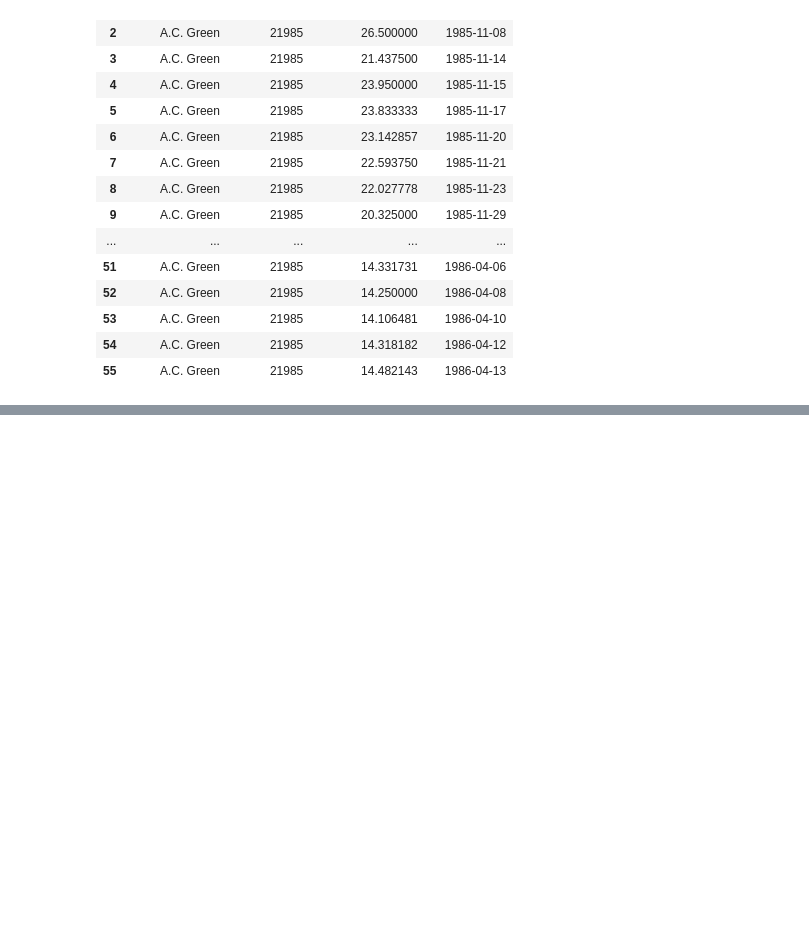
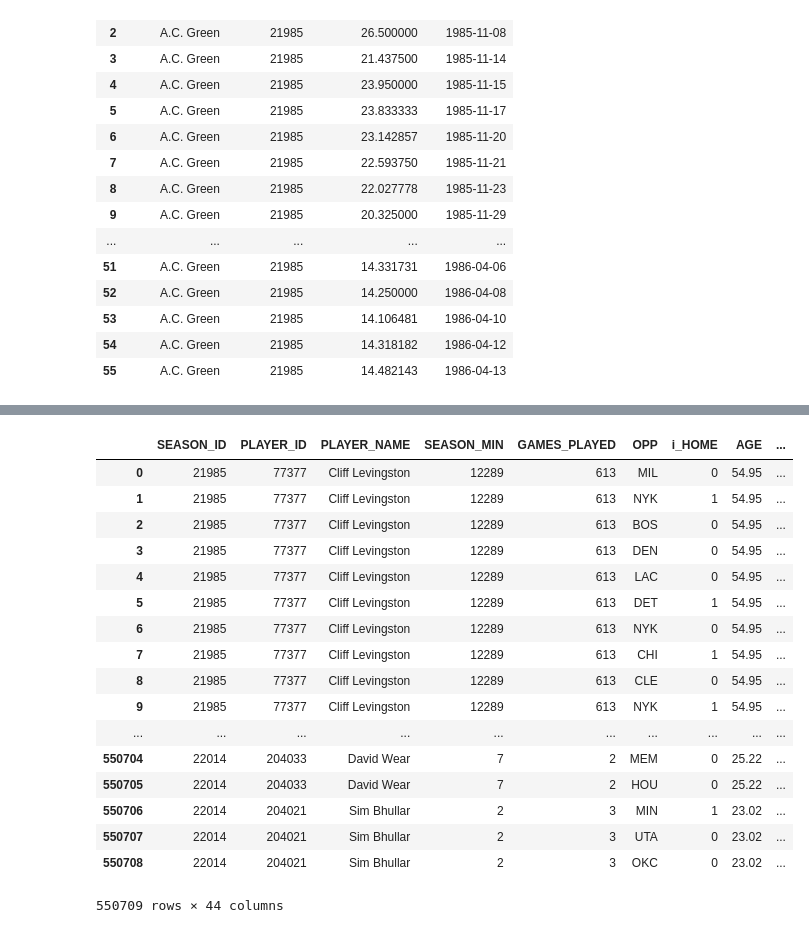
Before and after one commit to diciurcio-d/ShiftEnter, a Jupyter notebook: data_collection_sup.ipynb, the cells around one changed output, grey strips where cells are left out. Cells and saved outputs as stored; diff of their text form; code cells hidden in the pictures; blank space fills up the shorter version.

```diff
--- a/data_collection_sup.ipynb
+++ b/data_collection_sup.ipynb
@@ -355,0 +356,21 @@ cumsum_df.reset_index().drop('level_2', axis = 1).rename(columns=dict(zip(["FANT
+# %%
+df85_15
+# %% [output]
+|  | SEASON_ID | PLAYER_ID | PLAYER_NAME | SEASON_MIN | GAMES_PLAYED | OPP | i_HOME | AGE | ... |
+| 0 | 21985 | 77377 | Cliff Levingston | 12289 | 613 | MIL | 0 | 54.95 | ... |
+| 1 | 21985 | 77377 | Cliff Levingston | 12289 | 613 | NYK | 1 | 54.95 | ... |
+| 2 | 21985 | 77377 | Cliff Levingston | 12289 | 613 | BOS | 0 | 54.95 | ... |
+| 3 | 21985 | 77377 | Cliff Levingston | 12289 | 613 | DEN | 0 | 54.95 | ... |
+| 4 | 21985 | 77377 | Cliff Levingston | 12289 | 613 | LAC | 0 | 54.95 | ... |
+| 5 | 21985 | 77377 | Cliff Levingston | 12289 | 613 | DET | 1 | 54.95 | ... |
+| 6 | 21985 | 77377 | Cliff Levingston | 12289 | 613 | NYK | 0 | 54.95 | ... |
+| 7 | 21985 | 77377 | Cliff Levingston | 12289 | 613 | CHI | 1 | 54.95 | ... |
+| 8 | 21985 | 77377 | Cliff Levingston | 12289 | 613 | CLE | 0 | 54.95 | ... |
+| 9 | 21985 | 77377 | Cliff Levingston | 12289 | 613 | NYK | 1 | 54.95 | ... |
+| ... | ... | ... | ... | ... | ... | ... | ... | ... | ... |
+| 550704 | 22014 | 204033 | David Wear | 7 | 2 | MEM | 0 | 25.22 | ... |
+| 550705 | 22014 | 204033 | David Wear | 7 | 2 | HOU | 0 | 25.22 | ... |
+| 550706 | 22014 | 204021 | Sim Bhullar | 2 | 3 | MIN | 1 | 23.02 | ... |
+| 550707 | 22014 | 204021 | Sim Bhullar | 2 | 3 | UTA | 0 | 23.02 | ... |
+| 550708 | 22014 | 204021 | Sim Bhullar | 2 | 3 | OKC | 0 | 23.02 | ... |
+550709 rows × 44 columns
```
Also changed, not shown: parts of 15 cells of this notebook.
